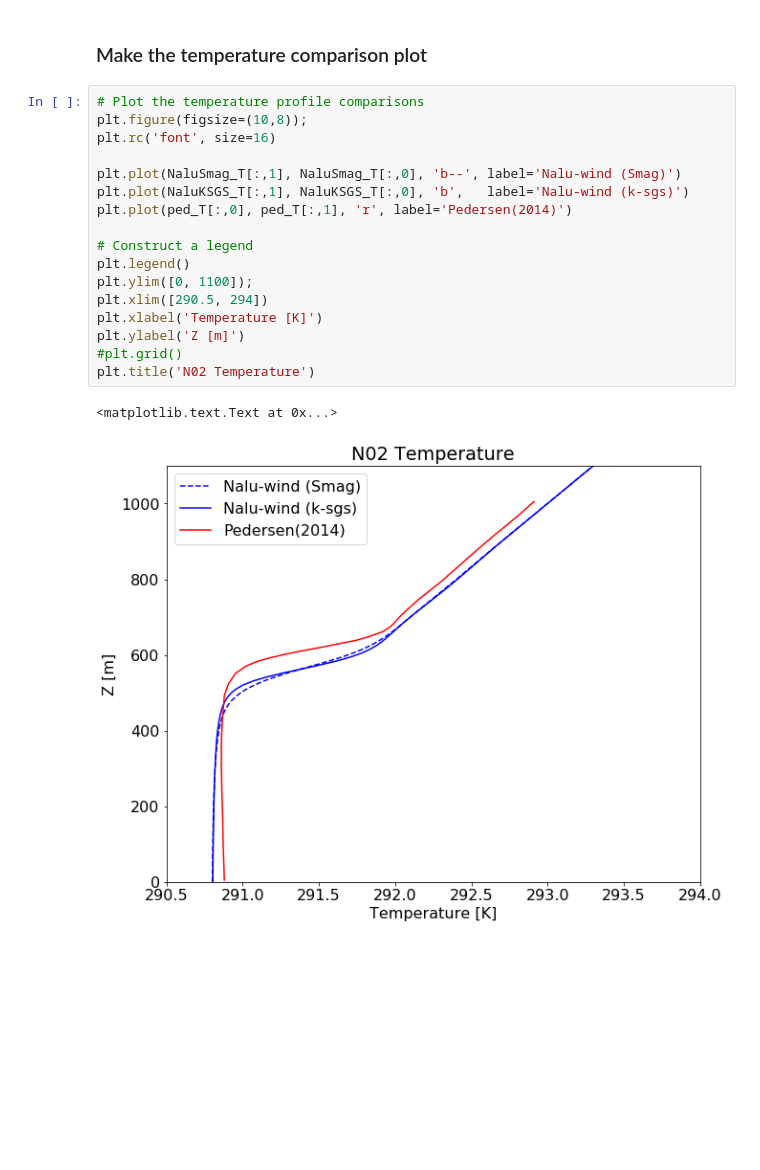
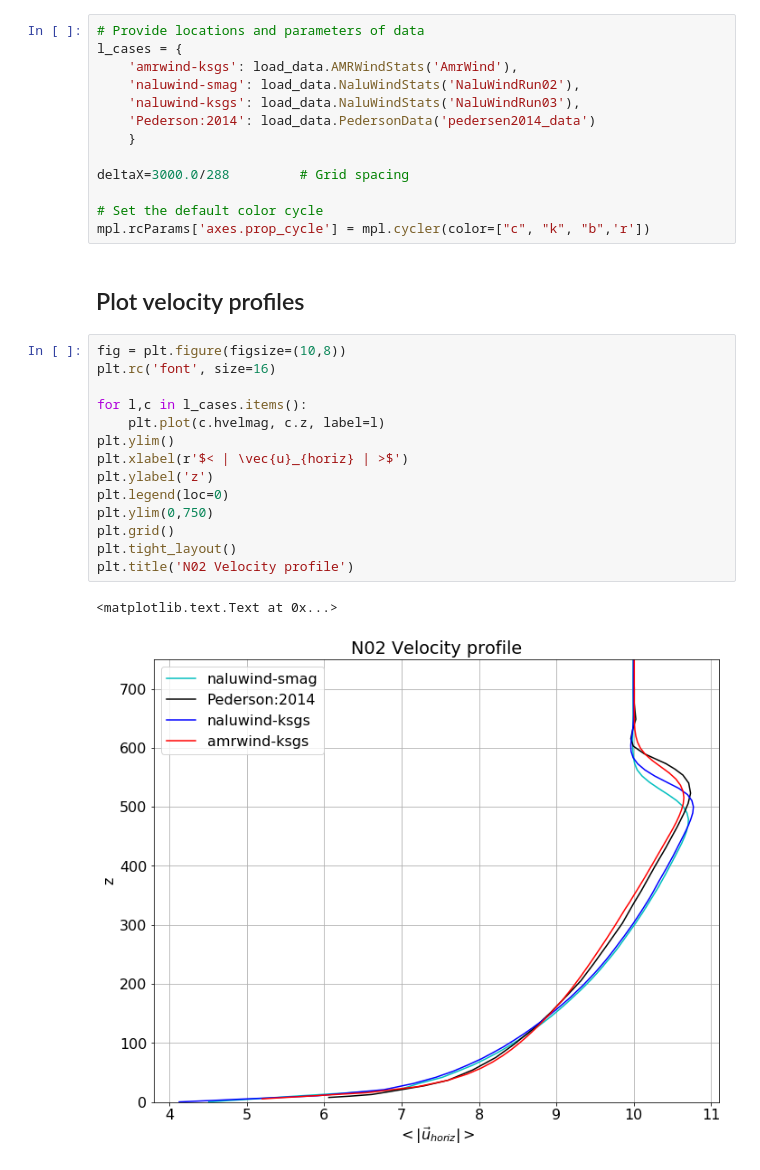
Before and after one commit to Exawind/wind-energy, a Jupyter notebook: Pedersen_N02/compareRuns_n02.ipynb, the cells around one changed output. Saved outputs shown, nothing was run; the diff lists cells and outputs as text; blank space fills up the shorter version.

Commit message:
Update compareRuns and minor modification to load_data.py

```diff
--- a/Pedersen_N02/compareRuns_n02.ipynb
+++ b/Pedersen_N02/compareRuns_n02.ipynb
@@ -96,22 +19,32 @@ plt.title('N02 Wind speed')
-# %% [markdown]
-### Make the temperature comparison plot
-# %%
-# Plot the temperature profile comparisons
-plt.figure(figsize=(10,8));
-plt.rc('font', size=16)
-
-plt.plot(NaluSmag_T[:,1], NaluSmag_T[:,0], 'b--', label='Nalu-wind (Smag)')
-plt.plot(NaluKSGS_T[:,1], NaluKSGS_T[:,0], 'b',   label='Nalu-wind (k-sgs)')
-plt.plot(ped_T[:,0], ped_T[:,1], 'r', label='Pedersen(2014)')
-
-# Construct a legend
-plt.legend()
-plt.ylim([0, 1100]);
-plt.xlim([290.5, 294])
-plt.xlabel('Temperature [K]')
-plt.ylabel('Z [m]')
-#plt.grid()
-plt.title('N02 Temperature')
-# %% [output]
-<matplotlib.text.Text at 0x...>
-[figure, removed]
+# %%
+# Provide locations and parameters of data
+l_cases = {
+    'amrwind-ksgs': load_data.AMRWindStats('AmrWind'),
+    'naluwind-smag': load_data.NaluWindStats('NaluWindRun02'),
+    'naluwind-ksgs': load_data.NaluWindStats('NaluWindRun03'),
+    'Pederson:2014': load_data.PedersonData('pedersen2014_data')
+    }
+
+deltaX=3000.0/288         # Grid spacing
+
+# Set the default color cycle
+mpl.rcParams['axes.prop_cycle'] = mpl.cycler(color=["c", "k", "b",'r'])
+# %% [markdown]
+## Plot velocity profiles
+# %%
+fig = plt.figure(figsize=(10,8))
+plt.rc('font', size=16)
+
+for l,c in l_cases.items():
+    plt.plot(c.hvelmag, c.z, label=l)
+plt.ylim()
+plt.xlabel(r'$< | \vec{u}_{horiz} | >$')
+plt.ylabel('z')
+plt.legend(loc=0)
+plt.ylim(0,750)
+plt.grid()
+plt.tight_layout()
+plt.title('N02 Velocity profile')
+# %% [output]
+<matplotlib.text.Text at 0x...>
+[figure, added]
```
Also changed, not shown: parts of 18 cells of this notebook, 1 other file.
